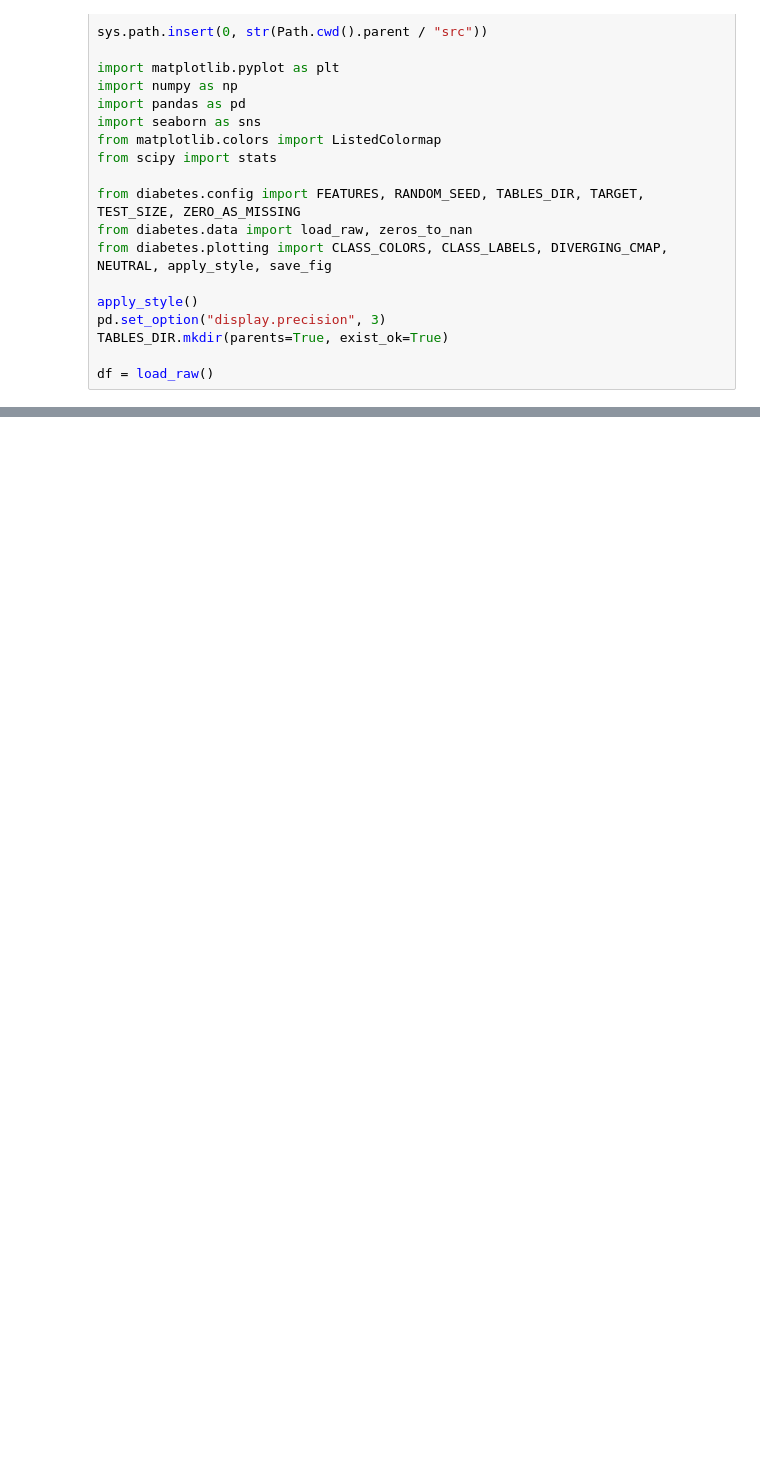
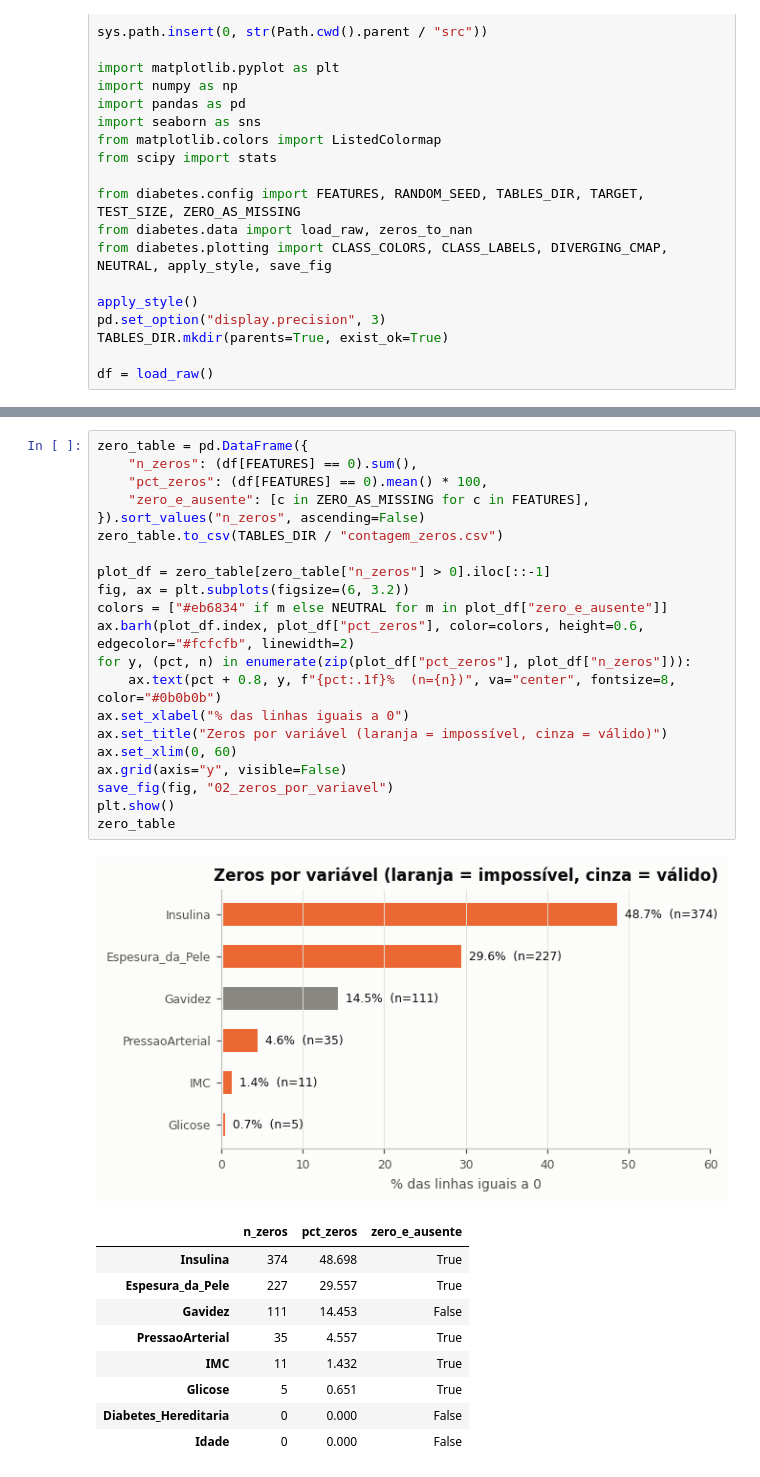
Before and after one commit to lucasdrandrade/diabete-ml-classifier, a Jupyter notebook: notebooks/01_eda.ipynb, the cells around one changed output, grey strips where cells are left out. Cells and saved outputs as stored; diff of their text form; blank space fills up the shorter version.

```diff
--- a/notebooks/01_eda.ipynb
+++ b/notebooks/01_eda.ipynb
@@ -618,0 +154,32 @@ view.set_index(["model", "strategy"]).sort_index(level=0, sort_remaining=False)
+# %%
+zero_table = pd.DataFrame({
+    "n_zeros": (df[FEATURES] == 0).sum(),
+    "pct_zeros": (df[FEATURES] == 0).mean() * 100,
+    "zero_e_ausente": [c in ZERO_AS_MISSING for c in FEATURES],
+}).sort_values("n_zeros", ascending=False)
+zero_table.to_csv(TABLES_DIR / "contagem_zeros.csv")
+
+plot_df = zero_table[zero_table["n_zeros"] > 0].iloc[::-1]
+fig, ax = plt.subplots(figsize=(6, 3.2))
+colors = ["#eb6834" if m else NEUTRAL for m in plot_df["zero_e_ausente"]]
+ax.barh(plot_df.index, plot_df["pct_zeros"], color=colors, height=0.6, edgecolor="#fcfcfb", linewidth=2)
+for y, (pct, n) in enumerate(zip(plot_df["pct_zeros"], plot_df["n_zeros"])):
+    ax.text(pct + 0.8, y, f"{pct:.1f}%  (n={n})", va="center", fontsize=8, color="#0b0b0b")
+ax.set_xlabel("% das linhas iguais a 0")
+ax.set_title("Zeros por variável (laranja = impossível, cinza = válido)")
+ax.set_xlim(0, 60)
+ax.grid(axis="y", visible=False)
+save_fig(fig, "02_zeros_por_variavel")
+plt.show()
+zero_table
+# %% [output]
+[figure, added]
+|  | n_zeros | pct_zeros | zero_e_ausente |
+| Insulina | 374 | 48.698 | True |
+| Espesura_da_Pele | 227 | 29.557 | True |
+| Gavidez | 111 | 14.453 | False |
+| PressaoArterial | 35 | 4.557 | True |
+| IMC | 11 | 1.432 | True |
+| Glicose | 5 | 0.651 | True |
+| Diabetes_Hereditaria | 0 | 0.000 | False |
+| Idade | 0 | 0.000 | False |
```
Also changed, not shown: parts of 75 cells of this notebook, 29 other files.
